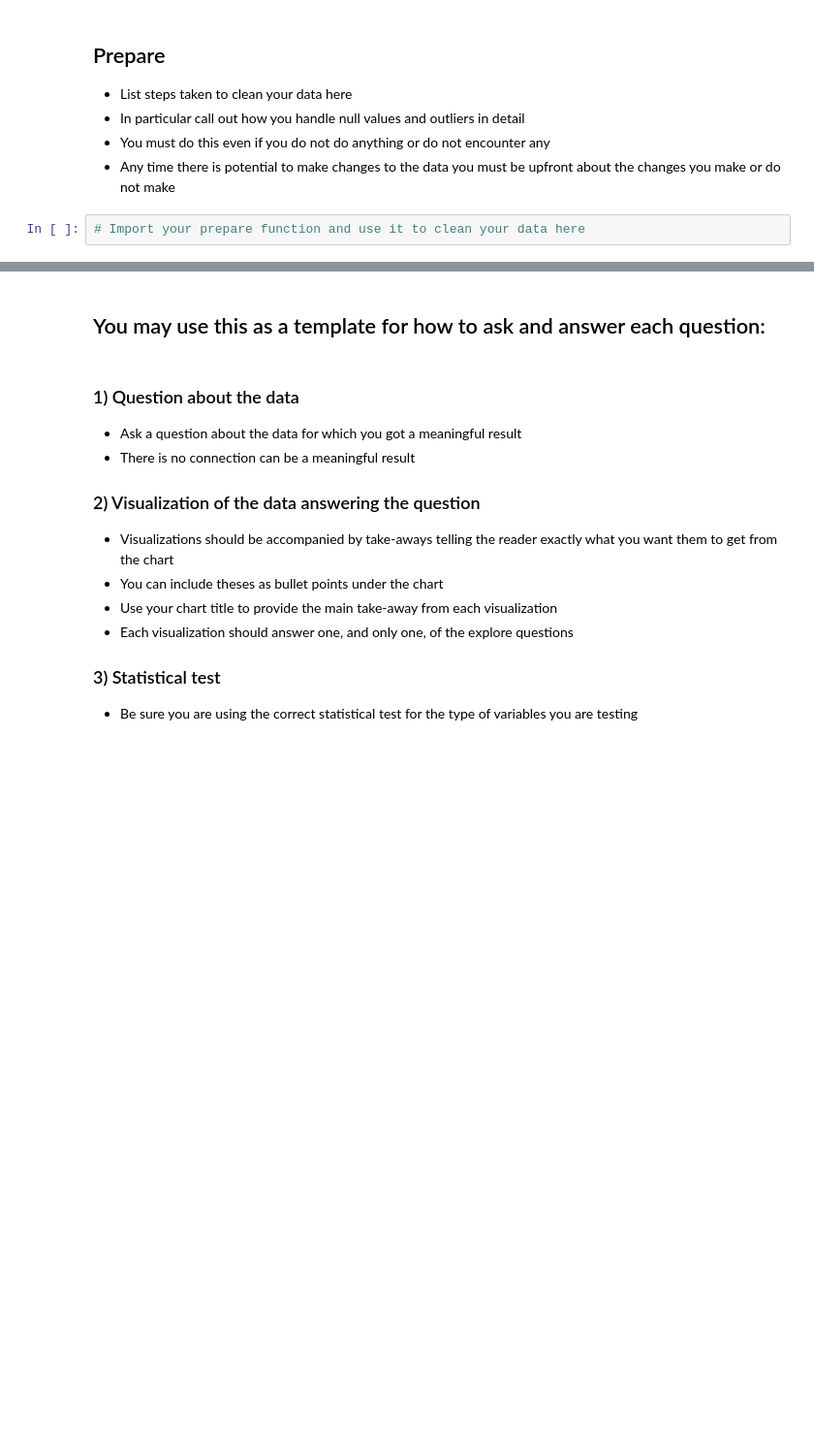
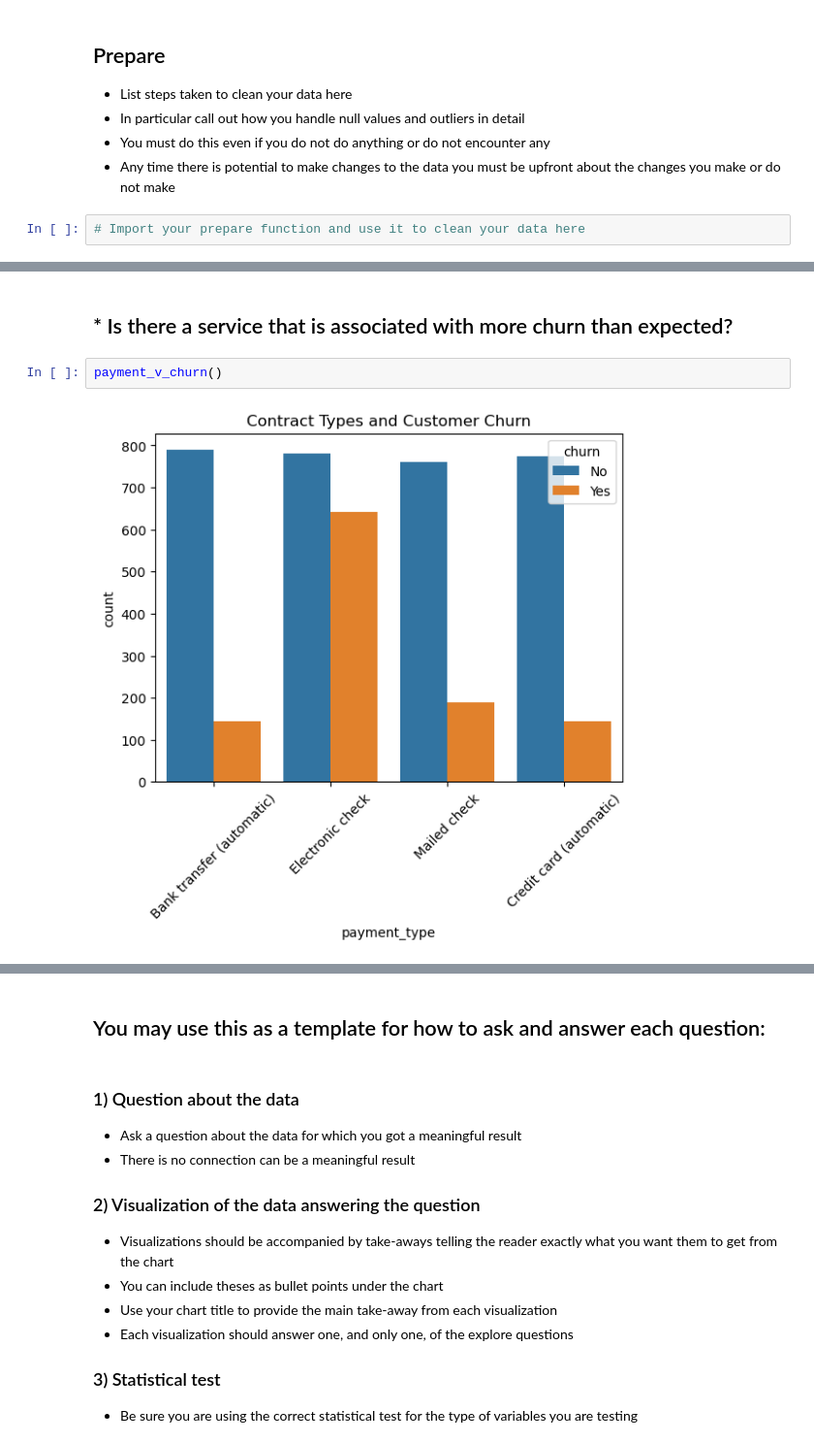
Before and after one commit to mannievilla/Project-Feel-the-Churn, a Jupyter notebook: Final_Report.ipynb, the cells around one changed output, grey strips where cells are left out. Shown at 97% size. Saved outputs shown, nothing was run; the diff lists cells and outputs as text; blank space fills up the shorter version.

```diff
--- a/Final_Report.ipynb
+++ b/Final_Report.ipynb
@@ -40,0 +101,6 @@ df, train, vaildate, test = wrangle_telco_data()
+# %% [markdown]
+## * Is there a service that is associated with more churn than expected?
+# %%
+payment_v_churn()
+# %% [output]
+[figure, added]
```
Also changed, not shown: parts of 16 cells of this notebook, 1 other file.
